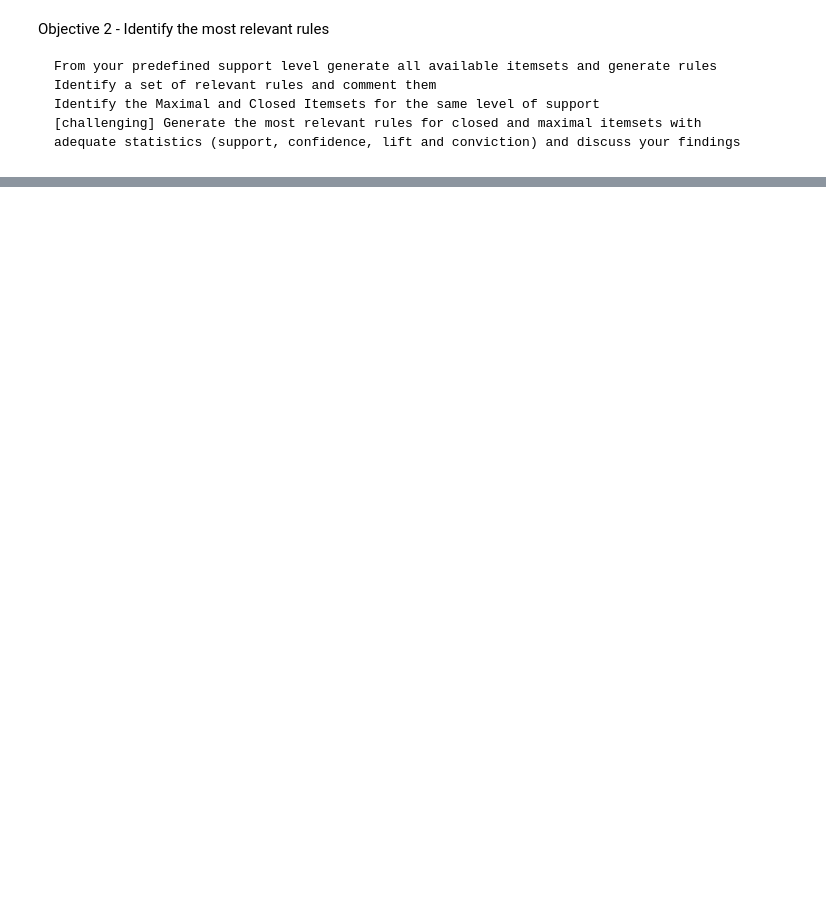
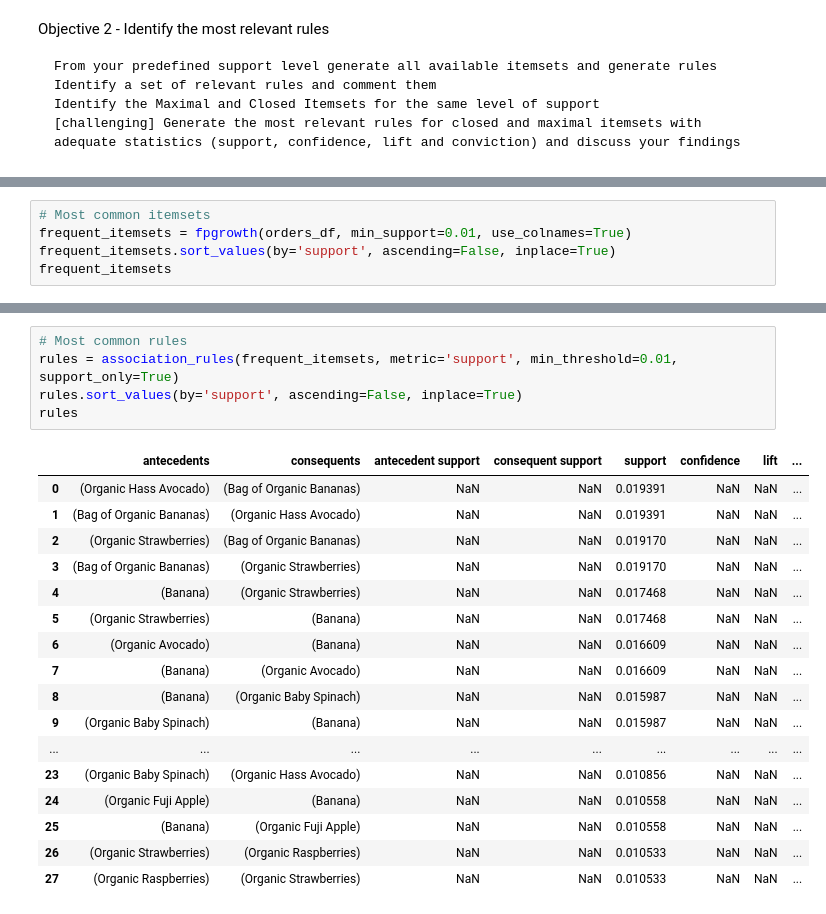
Before and after one commit to AntunesCSR/DM_Group_Project, a Jupyter notebook: HA2/data/HA2_catia.ipynb, the cells around one changed output, grey strips where cells are left out. Cells and saved outputs as stored; diff of their text form; blank space fills up the shorter version.

```diff
--- a/HA2/data/HA2_catia.ipynb
+++ b/HA2/data/HA2_catia.ipynb
@@ -263,0 +323,5 @@ NameError: name 'sns' is not defined
+# %%
+# Most common itemsets
+frequent_itemsets = fpgrowth(orders_df, min_support=0.01, use_colnames=True)
+frequent_itemsets.sort_values(by='support', ascending=False, inplace=True)
+frequent_itemsets
@@ -263,0 +342,23 @@ NameError: name 'sns' is not defined
+# %%
+# Most common rules
+rules = association_rules(frequent_itemsets, metric='support', min_threshold=0.01, support_only=True)
+rules.sort_values(by='support', ascending=False, inplace=True)
+rules
+# %% [output]
+|  | antecedents | consequents | antecedent support | consequent support | support | confidence | lift | ... |
+| 0 | (Organic Hass Avocado) | (Bag of Organic Bananas) | NaN | NaN | 0.019391 | NaN | NaN | ... |
+| 1 | (Bag of Organic Bananas) | (Organic Hass Avocado) | NaN | NaN | 0.019391 | NaN | NaN | ... |
+| 2 | (Organic Strawberries) | (Bag of Organic Bananas) | NaN | NaN | 0.019170 | NaN | NaN | ... |
+| 3 | (Bag of Organic Bananas) | (Organic Strawberries) | NaN | NaN | 0.019170 | NaN | NaN | ... |
+| 4 | (Banana) | (Organic Strawberries) | NaN | NaN | 0.017468 | NaN | NaN | ... |
+| 5 | (Organic Strawberries) | (Banana) | NaN | NaN | 0.017468 | NaN | NaN | ... |
+| 6 | (Organic Avocado) | (Banana) | NaN | NaN | 0.016609 | NaN | NaN | ... |
+| 7 | (Banana) | (Organic Avocado) | NaN | NaN | 0.016609 | NaN | NaN | ... |
+| 8 | (Banana) | (Organic Baby Spinach) | NaN | NaN | 0.015987 | NaN | NaN | ... |
+| 9 | (Organic Baby Spinach) | (Banana) | NaN | NaN | 0.015987 | NaN | NaN | ... |
+| ... | ... | ... | ... | ... | ... | ... | ... | ... |
+| 23 | (Organic Baby Spinach) | (Organic Hass Avocado) | NaN | NaN | 0.010856 | NaN | NaN | ... |
+| 24 | (Organic Fuji Apple) | (Banana) | NaN | NaN | 0.010558 | NaN | NaN | ... |
+| 25 | (Banana) | (Organic Fuji Apple) | NaN | NaN | 0.010558 | NaN | NaN | ... |
+| 26 | (Organic Strawberries) | (Organic Raspberries) | NaN | NaN | 0.010533 | NaN | NaN | ... |
+| 27 | (Organic Raspberries) | (Organic Strawberries) | NaN | NaN | 0.010533 | NaN | NaN | ... |
```
Also changed, not shown: parts of 19 cells of this notebook, 5 other files.
